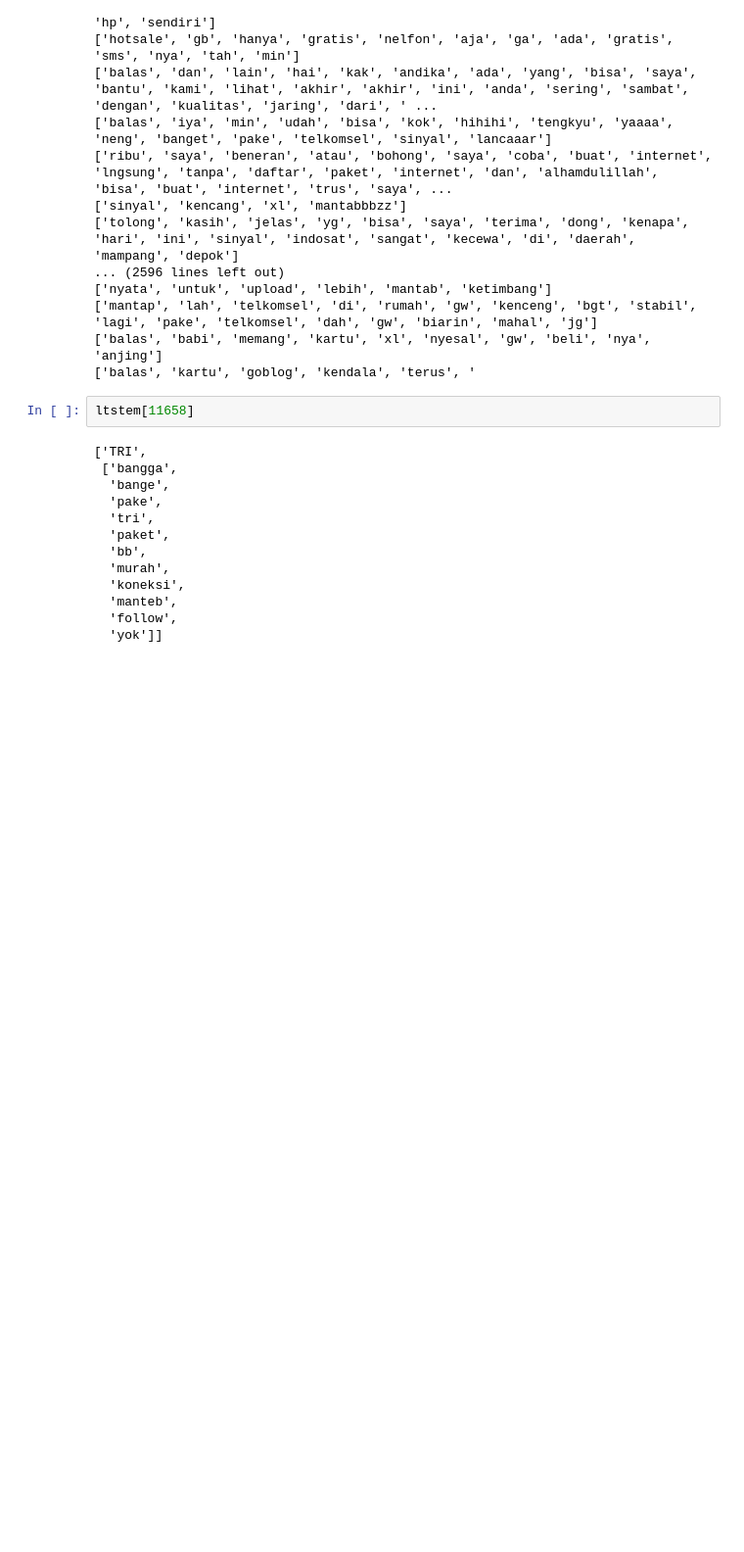
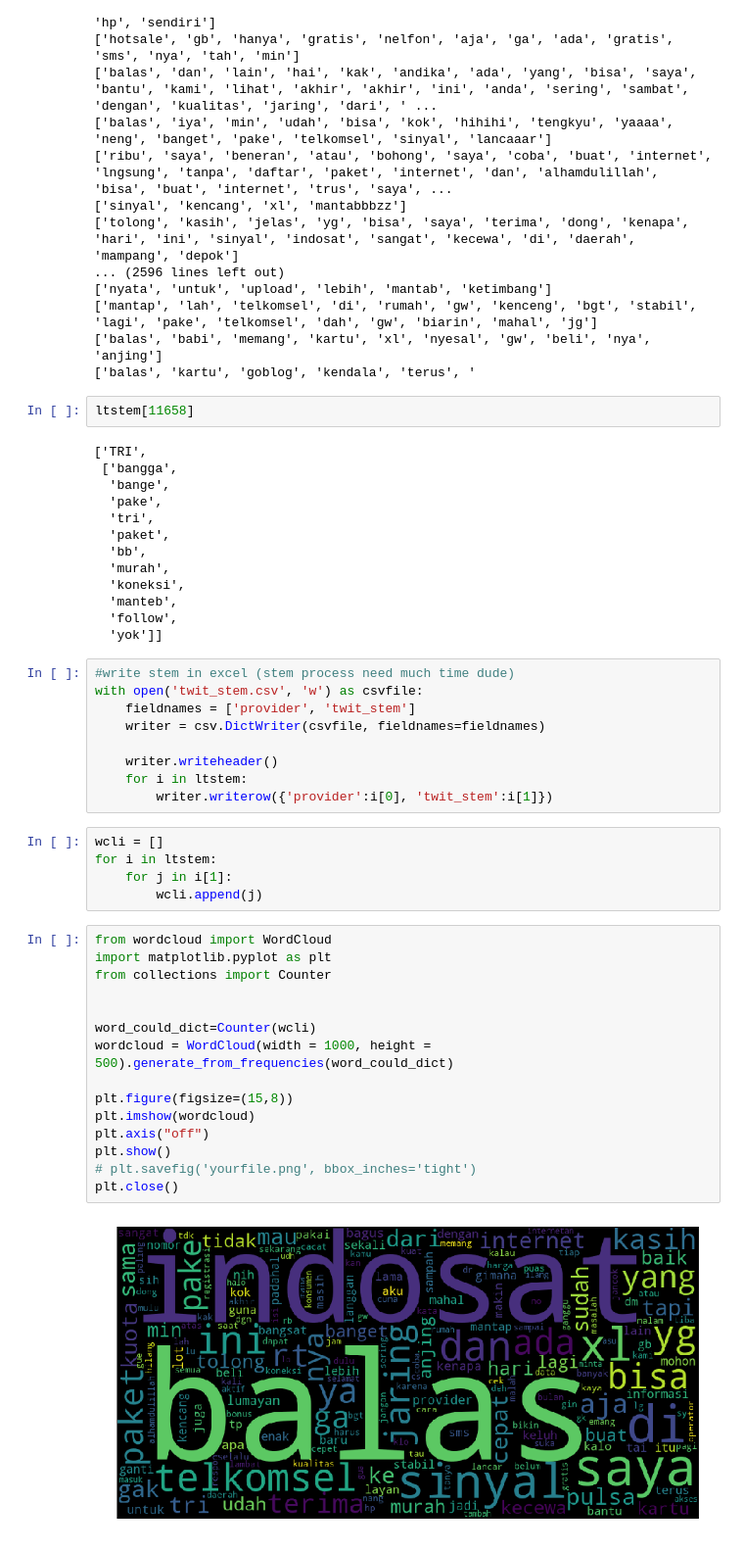
Before and after one commit to seeleschneider/twit, a Jupyter notebook: FP.ipynb, the cells around one changed output. Shown at 98% size. Cells and saved outputs as stored; diff of their text form; blank space fills up the shorter version.

```diff
--- a/FP.ipynb
+++ b/FP.ipynb
@@ -150,3 +150,34 @@ ltstem[11658]
   'manteb',
   'follow',
   'yok']]
+# %%
+#write stem in excel (stem process need much time dude)
+with open('twit_stem.csv', 'w') as csvfile:
+    fieldnames = ['provider', 'twit_stem']
+    writer = csv.DictWriter(csvfile, fieldnames=fieldnames)
+
+    writer.writeheader()
+    for i in ltstem:
+        writer.writerow({'provider':i[0], 'twit_stem':i[1]})
+# %%
+wcli = []
+for i in ltstem:
+    for j in i[1]:
+        wcli.append(j)
+# %%
+from wordcloud import WordCloud
+import matplotlib.pyplot as plt
+from collections import Counter
+
+
+word_could_dict=Counter(wcli)
+wordcloud = WordCloud(width = 1000, height = 500).generate_from_frequencies(word_could_dict)
+
+plt.figure(figsize=(15,8))
+plt.imshow(wordcloud)
+plt.axis("off")
+plt.show()
+# plt.savefig('yourfile.png', bbox_inches='tight')
+plt.close()
+# %% [output]
+[figure, added]
```
Also changed, not shown: 1 other file.
